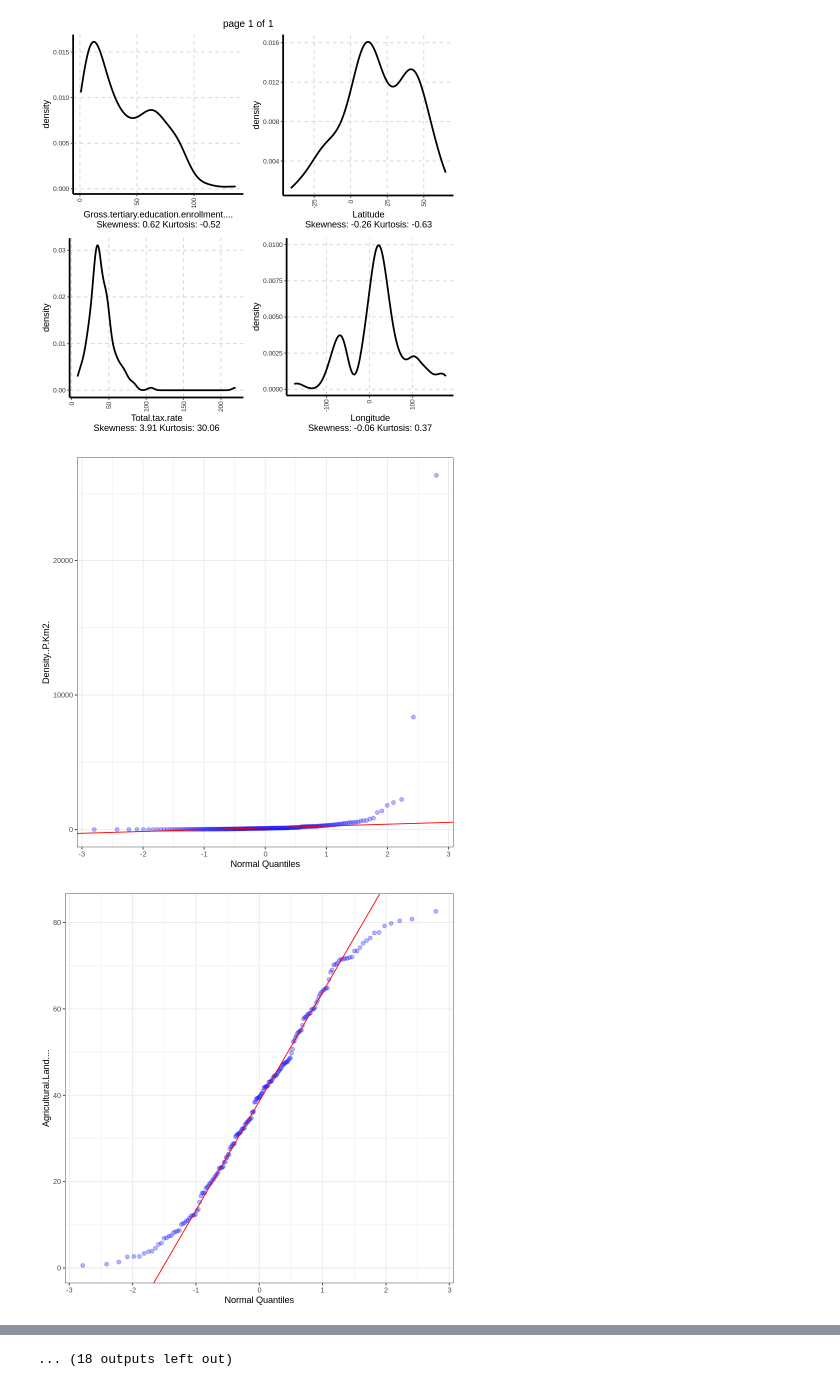
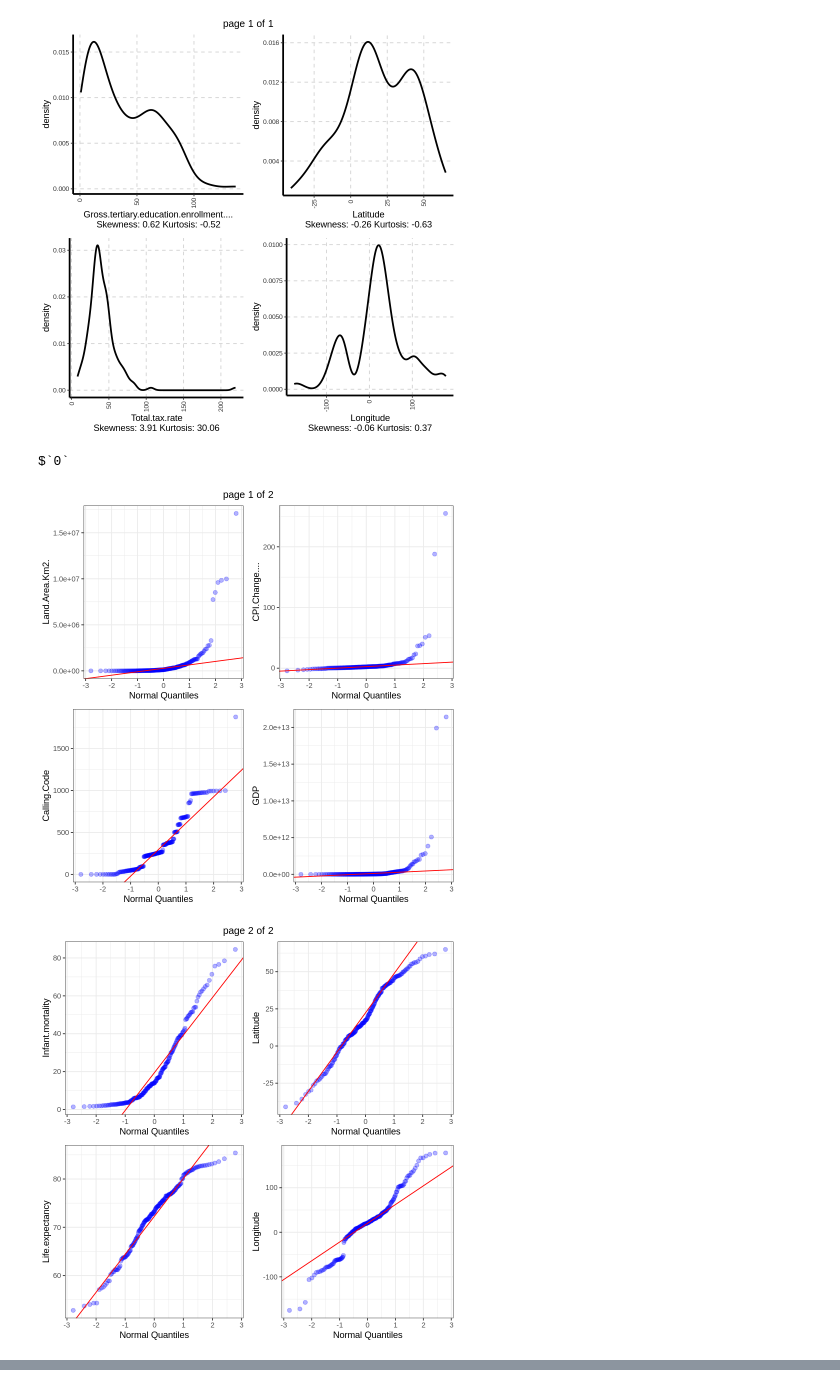
Before and after one commit to BlocklyS/smartEDA, a Jupyter notebook: smartEDA.ipynb, the cells around one changed output, grey strips where cells are left out. Saved outputs shown, nothing was run; the diff lists cells and outputs as text; code cells hidden in the pictures.

```diff
--- a/smartEDA.ipynb
+++ b/smartEDA.ipynb
@@ -224,7 +224,11 @@ plot1[[1]]
 NULL
 [figure]
 # %%
- ExpOutQQ(clean_data, 6) #  ExpOutQQ function automatically scans through each variable and creates normal QQ plot
+#  ExpOutQQ function automatically scans through each variable and creates normal QQ plot
+ plot2 <-ExpOutQQ(clean_data,nlim=3, Page= c(2,2), sample= 8)
+
+ print(plot2)
 # %% [output]
+$`0`
-[figure, old version]
+[figure, new version]
-[figure, old version]
+[figure, new version]
@@ -241 +234,0 @@ NULL
-... (18 outputs left out)
```
Also changed, not shown: parts of 4 cells of this notebook.
